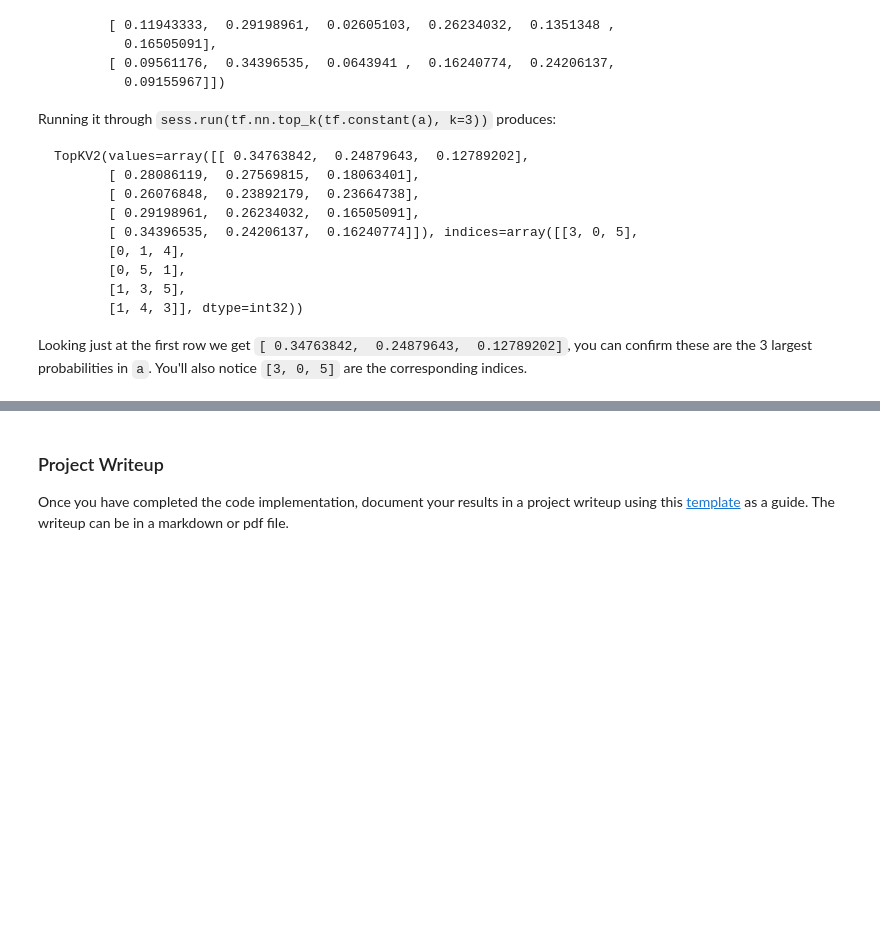
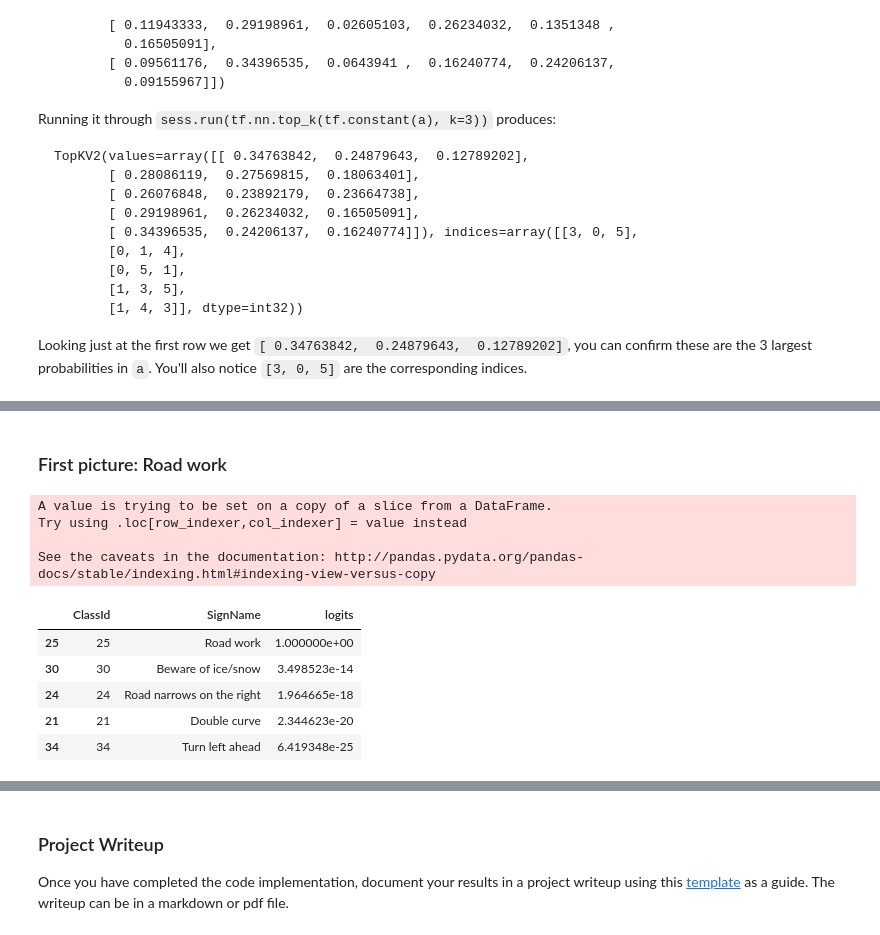
Before and after one commit to julia-kraus/CarND-Traffic-Sign-Classifier-Project, a Jupyter notebook: Traffic_Sign_Classifier.ipynb, the cells around one changed output, grey strips where cells are left out. Saved outputs shown, nothing was run; the diff lists cells and outputs as text; code cells hidden in the pictures; blank space fills up the shorter version.

```diff
--- a/Traffic_Sign_Classifier.ipynb
+++ b/Traffic_Sign_Classifier.ipynb
@@ -640,0 +650,2 @@ INFO:tensorflow:Restoring parameters from ./lenet
+# %%
+top_k_logits, top_k_predictions = predictions
@@ -640,0 +654,3 @@ INFO:tensorflow:Restoring parameters from ./lenet
+# %%
+import pandas as pd
+df = pd.read_csv('signnames.csv')
@@ -640,0 +666,17 @@ INFO:tensorflow:Restoring parameters from ./lenet
+# %% [markdown]
+### First picture: Road work
+# %%
+road_work_df = df.iloc[top_k_predictions[0]]
+road_work_df['logits'] = top_k_logits[0]
+road_work_df.head()
+# %% [output]
+A value is trying to be set on a copy of a slice from a DataFrame.
+Try using .loc[row_indexer,col_indexer] = value instead
+
+See the caveats in the documentation: http://pandas.pydata.org/pandas-docs/stable/indexing.html#indexing-view-versus-copy
+|  | ClassId | SignName | logits |
+| 25 | 25 | Road work | 1.000000e+00 |
+| 30 | 30 | Beware of ice/snow | 3.498523e-14 |
+| 24 | 24 | Road narrows on the right | 1.964665e-18 |
+| 21 | 21 | Double curve | 2.344623e-20 |
+| 34 | 34 | Turn left ahead | 6.419348e-25 |
```
Also changed, not shown: parts of 14 cells of this notebook, 2 other files.
